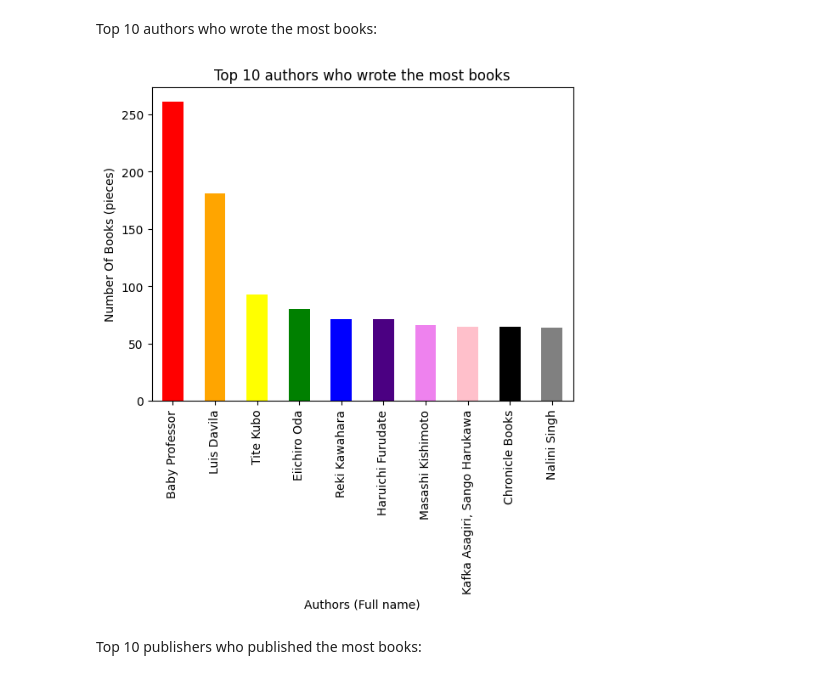
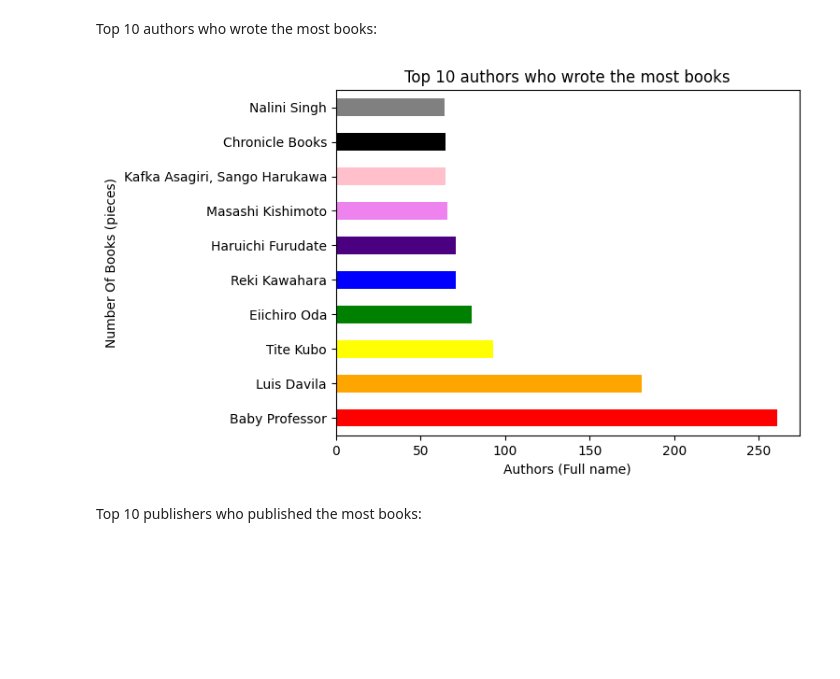
Before and after one commit to Vasyl-Poremchuk/book-scraping-and-data-analysis, a Jupyter notebook: book_analysis/book_analysis.ipynb, the cells around one changed output. Drawn from its saved outputs; the diff is of its cells as text; code cells hidden in the pictures; blank space fills up the shorter version.

```diff
--- a/book_analysis/book_analysis.ipynb
+++ b/book_analysis/book_analysis.ipynb
@@ -434,18 +434,18 @@ Top 10 authors who wrote the most books:
 # %%
 author_count = books_df["Authors"].value_counts()
 top_10_authors = author_count.head(10)
 
 top_10_authors.plot(
-    kind="bar",
+    kind="barh",
     xlabel="Authors (Full name)",
     ylabel="Number Of Books (pieces)",
     title="Top 10 authors who wrote the most books",
     color=["red", "orange", "yellow", "green", "blue", "indigo", "violet", "pink", "black", "gray"],
 )
 
 plt.show()
 # %% [output]
-[figure, old version]
+[figure, new version]
 # %% [markdown]
 Top 10 publishers who published the most books:
 # %%
```
Also changed, not shown: parts of 7 cells of this notebook.
